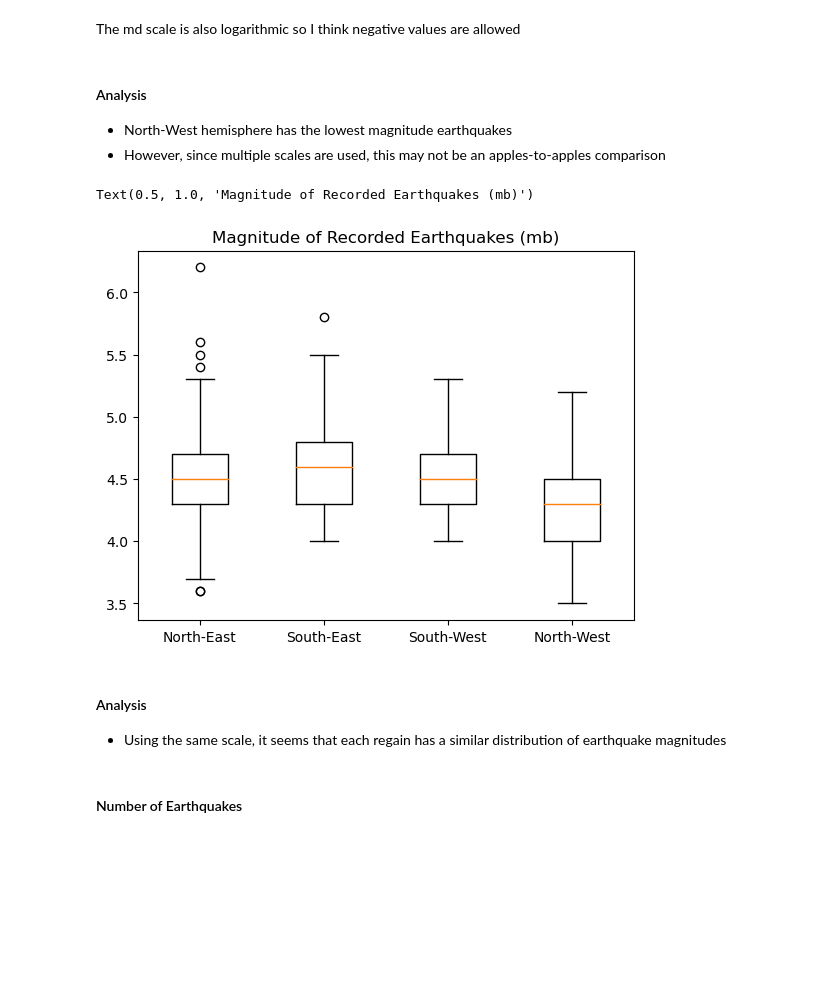
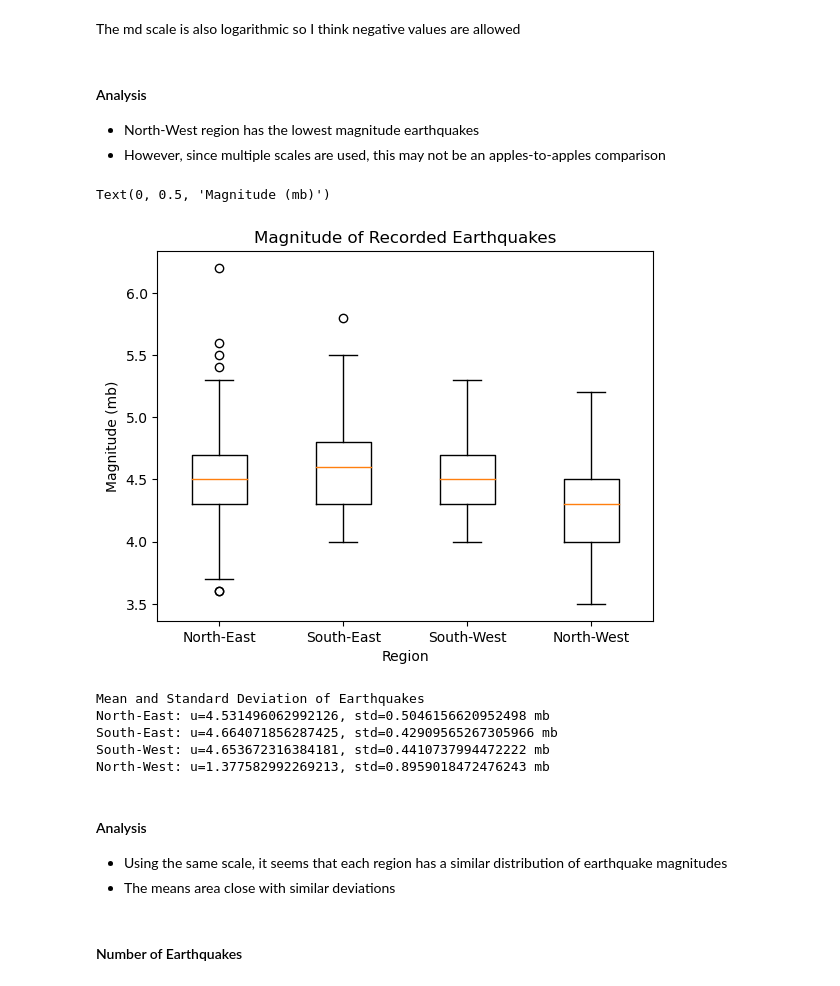
Before and after one commit to ADPriceless/TheDeveloperAcademy_Assignments5and6, a Jupyter notebook: assignment5.ipynb, the cells around one changed output. Saved outputs shown, nothing was run; the diff lists cells and outputs as text; code cells hidden in the pictures; blank space fills up the shorter version.

Commit message:
add summary, change term demisphere to region and add time based analysis

```diff
--- a/assignment5.ipynb
+++ b/assignment5.ipynb
@@ -316,7 +326,7 @@ df_south_west = only_earthquake[south & west].dropna()
 df_north_west = only_earthquake[north & west].dropna()
 
 labels=['North-East', 'South-East', 'South-West', 'North-West']
-demisphere_dfs = [df_north_east, df_south_east, df_south_west, df_north_west]
+quadrant_dfs = [df_north_east, df_south_east, df_south_west, df_north_west]
 # %% [markdown]
 #### Magnitude of Earthquakes
 # %%
@@ -350,20 +362,33 @@ Name: count, dtype: int64
 The md scale is also logarithmic so I think negative values are allowed
 # %% [markdown]
 #### Analysis
-- North-West hemisphere has the lowest magnitude earthquakes
+- North-West region has the lowest magnitude earthquakes
 - However, since multiple scales are used, this may not be an apples-to-apples comparison
 # %%
 # Compare using mb, the most common magType, according
 # to the pie chart at the top of the notebook.
-demisphere_mags_mb = [df.where(df['magType'] == 'mb')['mag'].dropna() for df in demisphere_dfs]
-plt.boxplot(demisphere_mags_mb, labels=labels)
-plt.title('Magnitude of Recorded Earthquakes (mb)')
+region_mags_mb = [df.where(df['magType'] == 'mb')['mag'].dropna() for df in quadrant_dfs]
+plt.boxplot(region_mags_mb, labels=labels)
+plt.title('Magnitude of Recorded Earthquakes')
+plt.xlabel('Region')
+plt.ylabel('Magnitude (mb)')
 # %% [output]
-Text(0.5, 1.0, 'Magnitude of Recorded Earthquakes (mb)')
+Text(0, 0.5, 'Magnitude (mb)')
-[figure, old version]
+[figure, new version]
+# %%
+print('Mean and Standard Deviation of Earthquakes')
+for region_name, mag in zip(labels, region_mags):
+    print(f'{region_name}: u={mag.mean()}, std={mag.std()} mb')
+# %% [output]
+Mean and Standard Deviation of Earthquakes
+North-East: u=4.531496062992126, std=0.5046156620952498 mb
+South-East: u=4.664071856287425, std=0.42909565267305966 mb
+South-West: u=4.653672316384181, std=0.4410737994472222 mb
+North-West: u=1.377582992269213, std=0.8959018472476243 mb
 # %% [markdown]
 #### Analysis
-- Using the same scale, it seems that each regain has a similar distribution of earthquake magnitudes
+- Using the same scale, it seems that each region has a similar distribution of earthquake magnitudes
+- The means area close with similar deviations
 # %% [markdown]
 #### Number of Earthquakes
 # %%
```
Also changed, not shown: parts of 15 cells of this notebook.
